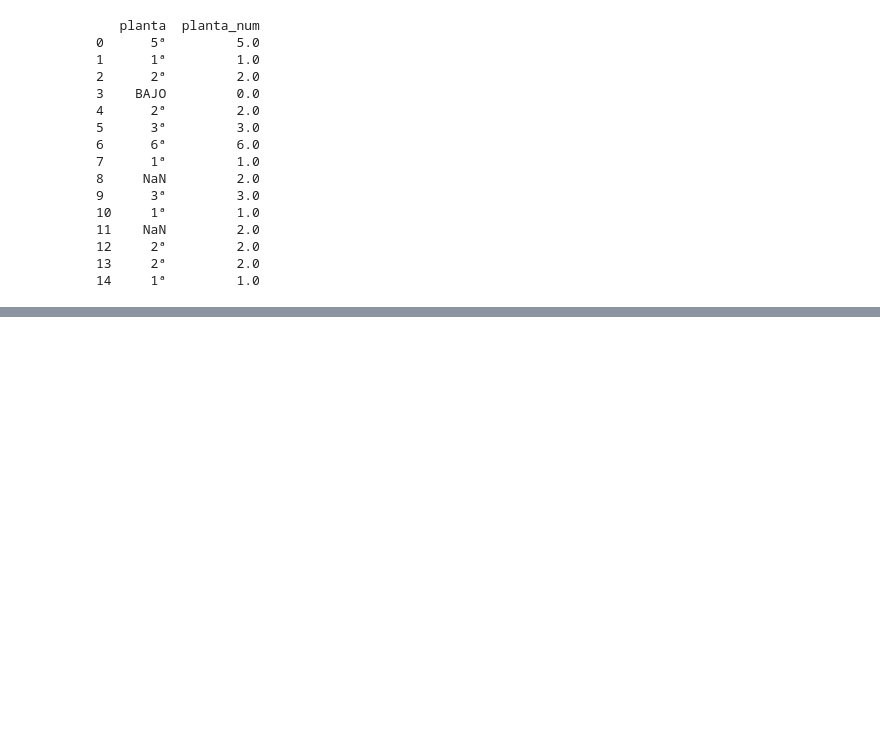
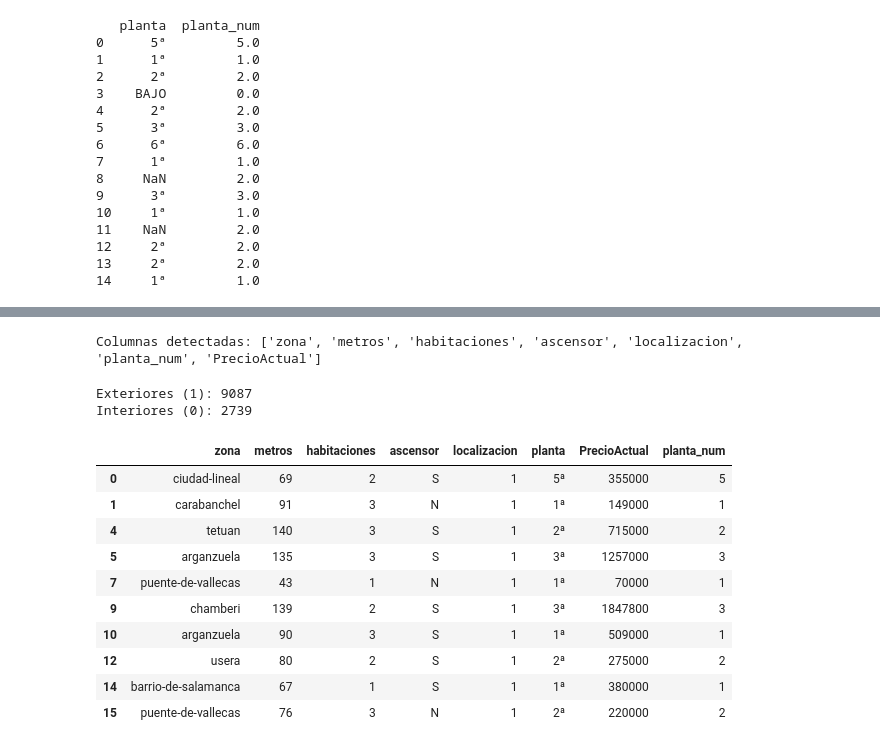
Before and after one commit to Bootcamp-IA-P6/ia-regression-project-team-2, a Jupyter notebook: eda-dataset.ipynb, the cells around one changed output, grey strips where cells are left out. Saved outputs shown, nothing was run; the diff lists cells and outputs as text; code cells hidden in the pictures; blank space fills up the shorter version.

```diff
--- a/eda-dataset.ipynb
+++ b/eda-dataset.ipynb
@@ -223,0 +240,5 @@ display(df.head())
+# %%
+columns_to_use = ["zona", "metros", "habitaciones", "ascensor", "localizacion", "planta_num", "PrecioActual"]
+df = df[columns_to_use]
+
+display(df.head())
@@ -223,0 +268,27 @@ display(df.head())
+# %%
+print("Columnas detectadas:", df.columns.tolist())
+# %% [output]
+Columnas detectadas: ['zona', 'metros', 'habitaciones', 'ascensor', 'localizacion', 'planta_num', 'PrecioActual']
+# %%
+df['localizacion'] = (df['localizacion'] == 'EXTERIOR').astype(int)
+
+conteos = df['localizacion'].value_counts()
+
+print(f"Exteriores (1): {conteos.get(1, 0)}")
+print(f"Interiores (0): {conteos.get(0, 0)}")
+
+display(df[df['localizacion'] == 1].head(10))
+# %% [output]
+Exteriores (1): 9087
+Interiores (0): 2739
+|  | zona | metros | habitaciones | ascensor | localizacion | planta | PrecioActual | planta_num |
+| 0 | ciudad-lineal | 69 | 2 | S | 1 | 5ª | 355000 | 5 |
+| 1 | carabanchel | 91 | 3 | N | 1 | 1ª | 149000 | 1 |
+| 4 | tetuan | 140 | 3 | S | 1 | 2ª | 715000 | 2 |
+| 5 | arganzuela | 135 | 3 | S | 1 | 3ª | 1257000 | 3 |
+| 7 | puente-de-vallecas | 43 | 1 | N | 1 | 1ª | 70000 | 1 |
+| 9 | chamberi | 139 | 2 | S | 1 | 3ª | 1847800 | 3 |
+| 10 | arganzuela | 90 | 3 | S | 1 | 1ª | 509000 | 1 |
+| 12 | usera | 80 | 2 | S | 1 | 2ª | 275000 | 2 |
+| 14 | barrio-de-salamanca | 67 | 1 | S | 1 | 1ª | 380000 | 1 |
+| 15 | puente-de-vallecas | 76 | 3 | N | 1 | 2ª | 220000 | 2 |
```
Also changed, not shown: parts of 23 cells of this notebook.
